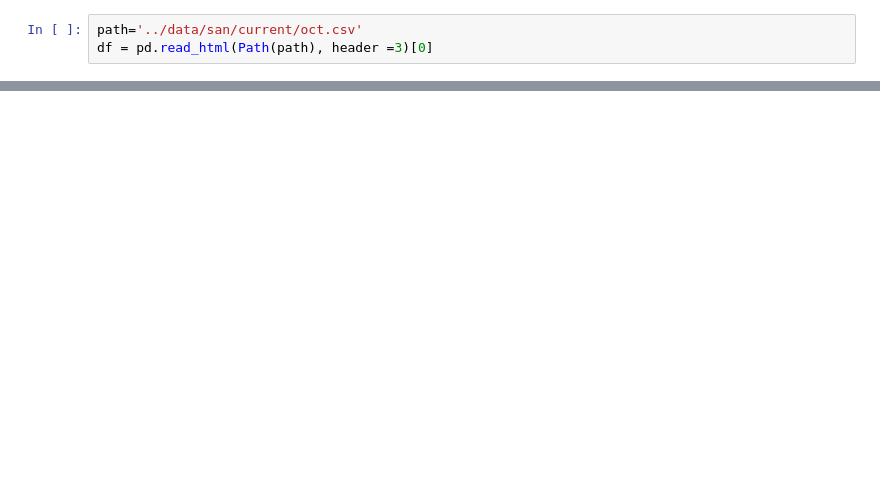
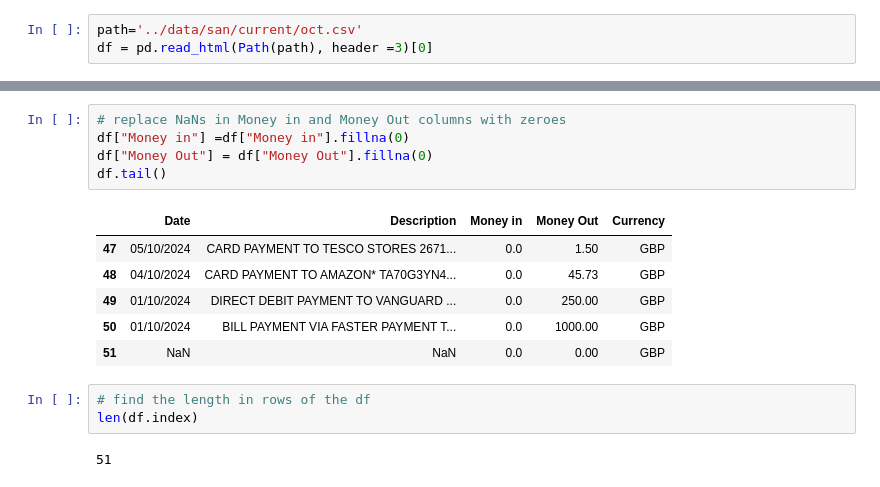
Before and after one commit to victorelgersma/analyse_bank_statements, a Jupyter notebook: src/santander.ipynb, the cells around one changed output, grey strips where cells are left out. Cells and saved outputs as stored; diff of their text form; blank space fills up the shorter version.

```diff
--- a/src/santander.ipynb
+++ b/src/santander.ipynb
@@ -30,0 +93,17 @@ df.head()
+# %%
+# replace NaNs in Money in and Money Out columns with zeroes
+df["Money in"] =df["Money in"].fillna(0)
+df["Money Out"] = df["Money Out"].fillna(0)
+df.tail()
+# %% [output]
+|  | Date | Description | Money in | Money Out | Currency |
+| 47 | 05/10/2024 | CARD PAYMENT TO TESCO STORES 2671... | 0.0 | 1.50 | GBP |
+| 48 | 04/10/2024 | CARD PAYMENT TO AMAZON* TA70G3YN4... | 0.0 | 45.73 | GBP |
+| 49 | 01/10/2024 | DIRECT DEBIT PAYMENT TO VANGUARD ... | 0.0 | 250.00 | GBP |
+| 50 | 01/10/2024 | BILL PAYMENT VIA FASTER PAYMENT T... | 0.0 | 1000.00 | GBP |
+| 51 | NaN | NaN | 0.0 | 0.00 | GBP |
+# %%
+# find the length in rows of the df
+len(df.index)
+# %% [output]
+51
```
Also changed, not shown: parts of 28 cells of this notebook, 4 other files.
